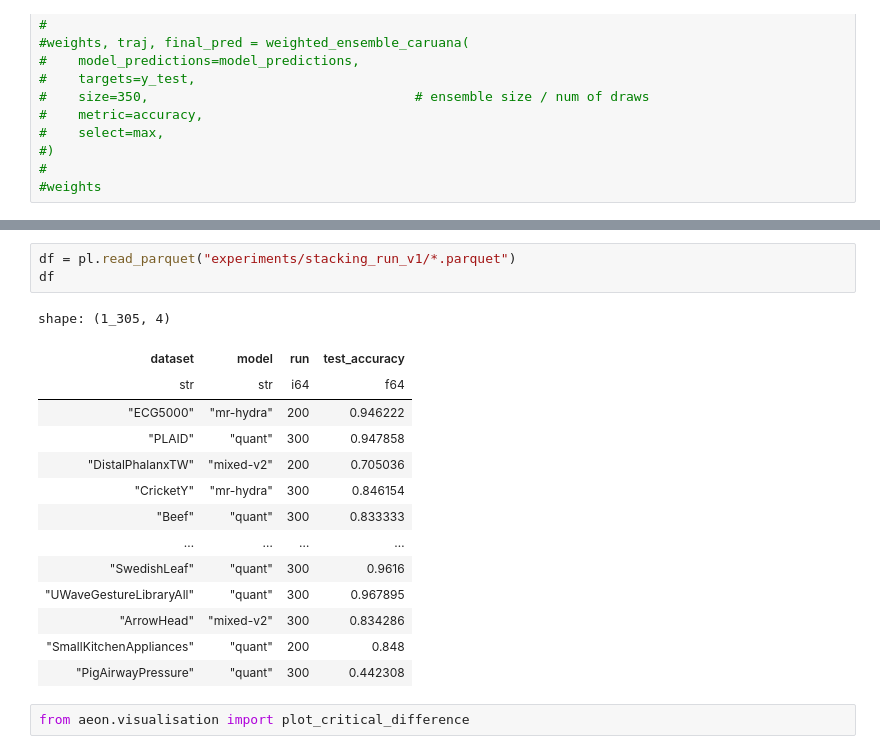
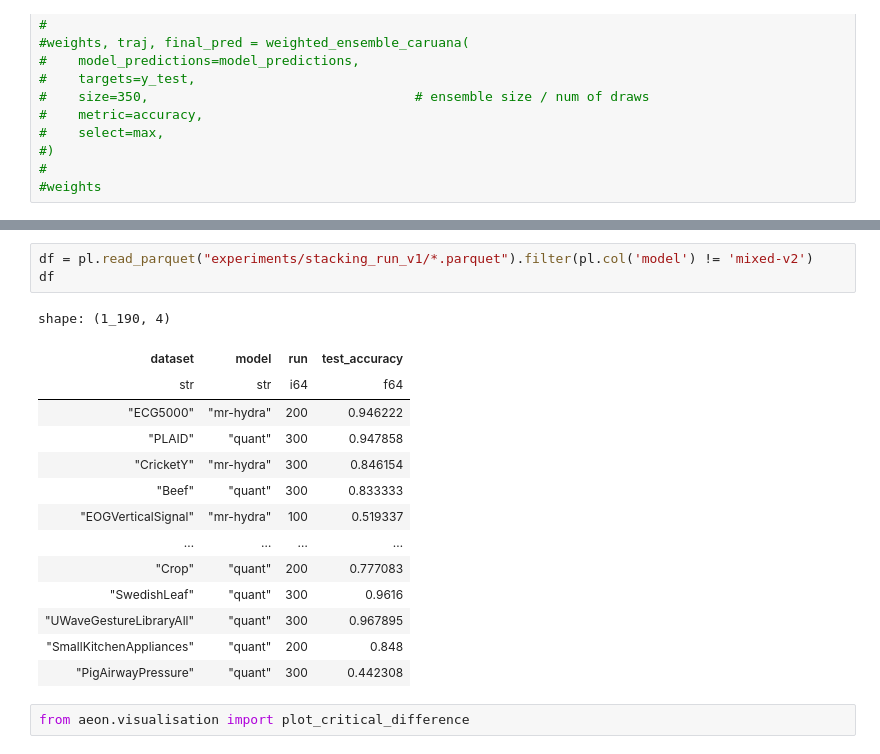
Before and after one commit to gasperpetelin/TSCGlue, a Jupyter notebook: 042-stacking-2.ipynb, the cells around one changed output, grey strips where cells are left out. Cells and saved outputs as stored; diff of their text form.

```diff
--- a/042-stacking-2.ipynb
+++ b/042-stacking-2.ipynb
@@ -529,19 +77,19 @@ UWaveGestureLibraryY mr-hydra 100 0.8090452261306532
 # %%
-df = pl.read_parquet("experiments/stacking_run_v1/*.parquet")
+df = pl.read_parquet("experiments/stacking_run_v1/*.parquet").filter(pl.col('model') != 'mixed-v2')
 df
 # %% [output]
-shape: (1_305, 4)
+shape: (1_190, 4)
 | dataset | model | run | test_accuracy |
 | str | str | i64 | f64 |
 | "ECG5000" | "mr-hydra" | 200 | 0.946222 |
 | "PLAID" | "quant" | 300 | 0.947858 |
-| "DistalPhalanxTW" | "mixed-v2" | 200 | 0.705036 |
 | "CricketY" | "mr-hydra" | 300 | 0.846154 |
 | "Beef" | "quant" | 300 | 0.833333 |
+| "EOGVerticalSignal" | "mr-hydra" | 100 | 0.519337 |
 | … | … | … | … |
+| "Crop" | "quant" | 200 | 0.777083 |
 | "SwedishLeaf" | "quant" | 300 | 0.9616 |
 | "UWaveGestureLibraryAll" | "quant" | 300 | 0.967895 |
-| "ArrowHead" | "mixed-v2" | 300 | 0.834286 |
 | "SmallKitchenAppliances" | "quant" | 200 | 0.848 |
 | "PigAirwayPressure" | "quant" | 300 | 0.442308 |
 # %%
```
Also changed, not shown: parts of 32 cells of this notebook, 2 other files.
